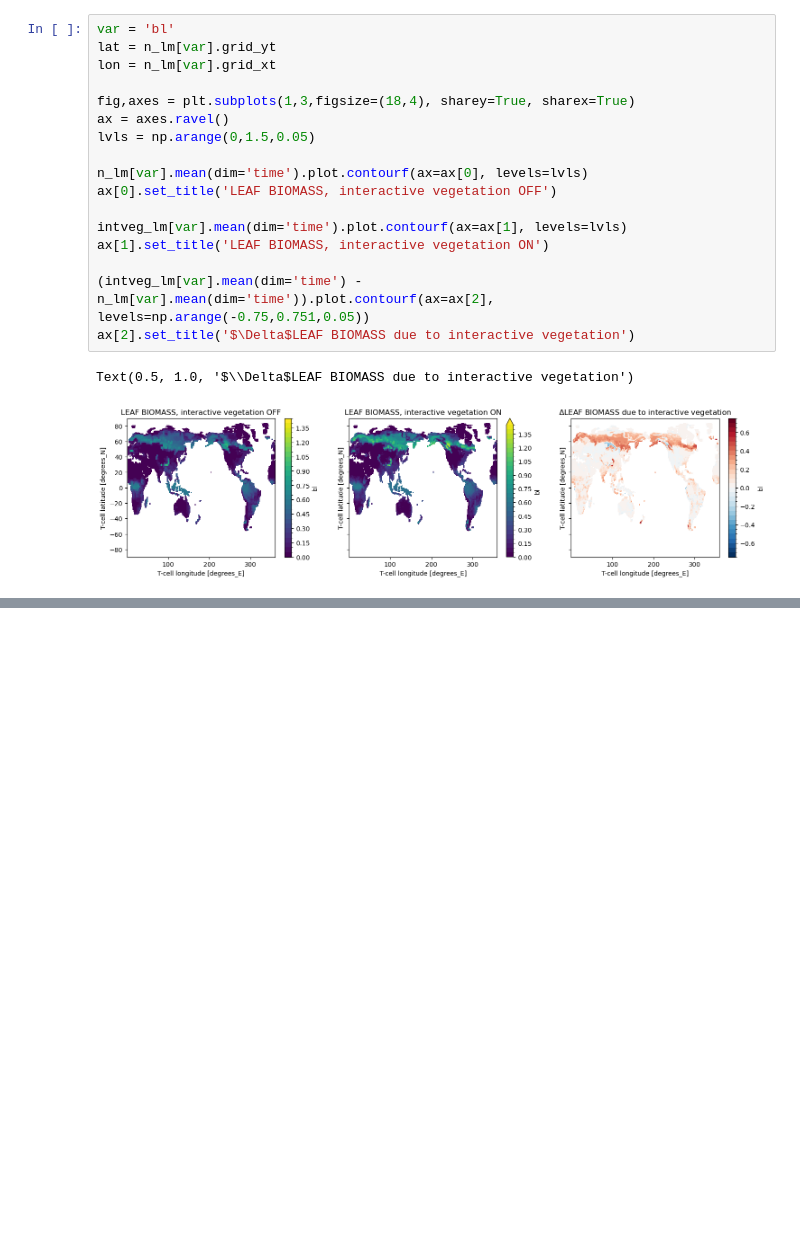
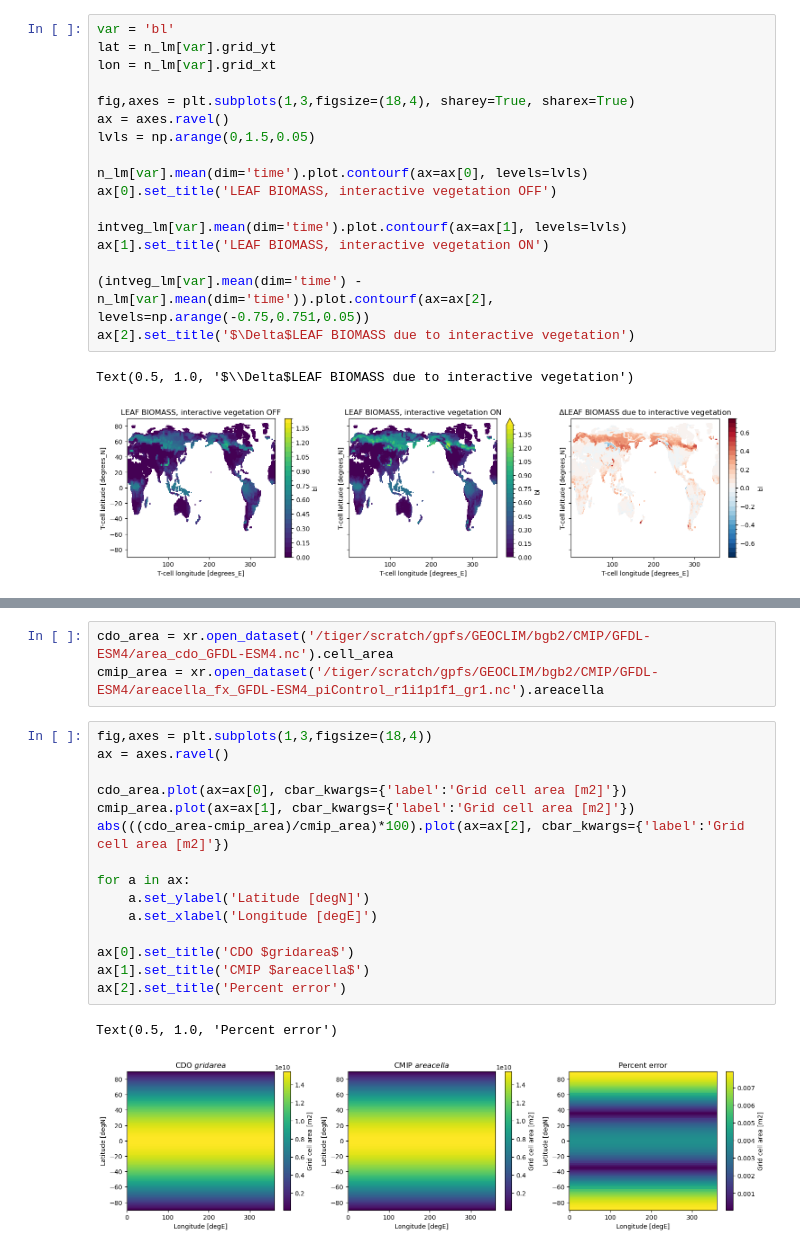
Before and after one commit to bbuchovecky/itcz_phys, a Jupyter notebook: notebooks/00_am2.5-test.ipynb, the cells around one changed output, grey strips where cells are left out. Saved outputs shown, nothing was run; the diff lists cells and outputs as text; blank space fills up the shorter version.

```diff
--- a/notebooks/00_am2.5-test.ipynb
+++ b/notebooks/00_am2.5-test.ipynb
@@ -153,0 +162,21 @@ Text(0.5, 1.0, '$\\Delta$LEAF BIOMASS due to interactive vegetation')
+# %%
+cdo_area = xr.open_dataset('/tiger/scratch/gpfs/GEOCLIM/bgb2/CMIP/GFDL-ESM4/area_cdo_GFDL-ESM4.nc').cell_area
+cmip_area = xr.open_dataset('/tiger/scratch/gpfs/GEOCLIM/bgb2/CMIP/GFDL-ESM4/areacella_fx_GFDL-ESM4_piControl_r1i1p1f1_gr1.nc').areacella
+# %%
+fig,axes = plt.subplots(1,3,figsize=(18,4))
+ax = axes.ravel()
+
+cdo_area.plot(ax=ax[0], cbar_kwargs={'label':'Grid cell area [m2]'})
+cmip_area.plot(ax=ax[1], cbar_kwargs={'label':'Grid cell area [m2]'})
+abs(((cdo_area-cmip_area)/cmip_area)*100).plot(ax=ax[2], cbar_kwargs={'label':'Grid cell area [m2]'})
+
+for a in ax:
+    a.set_ylabel('Latitude [degN]')
+    a.set_xlabel('Longitude [degE]')
+
+ax[0].set_title('CDO $gridarea$')
+ax[1].set_title('CMIP $areacella$')
+ax[2].set_title('Percent error')
+# %% [output]
+Text(0.5, 1.0, 'Percent error')
+[figure, added]
```
Also changed, not shown: parts of 9 cells of this notebook.
